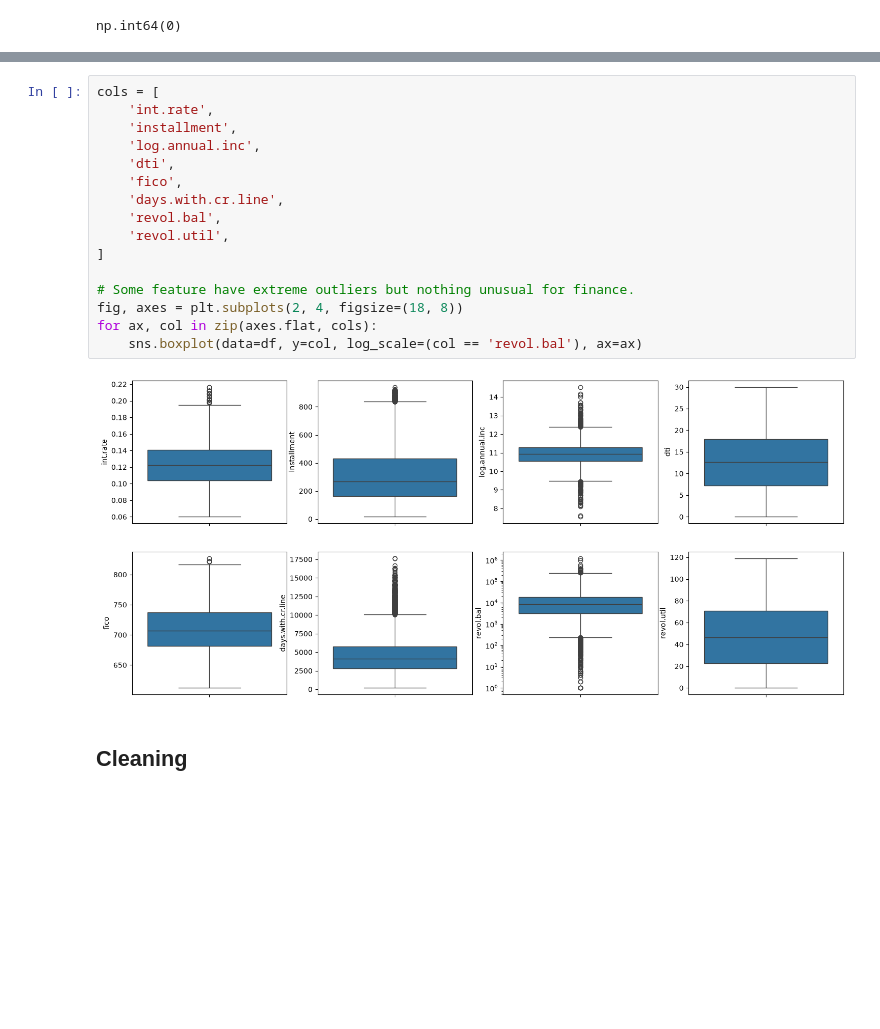
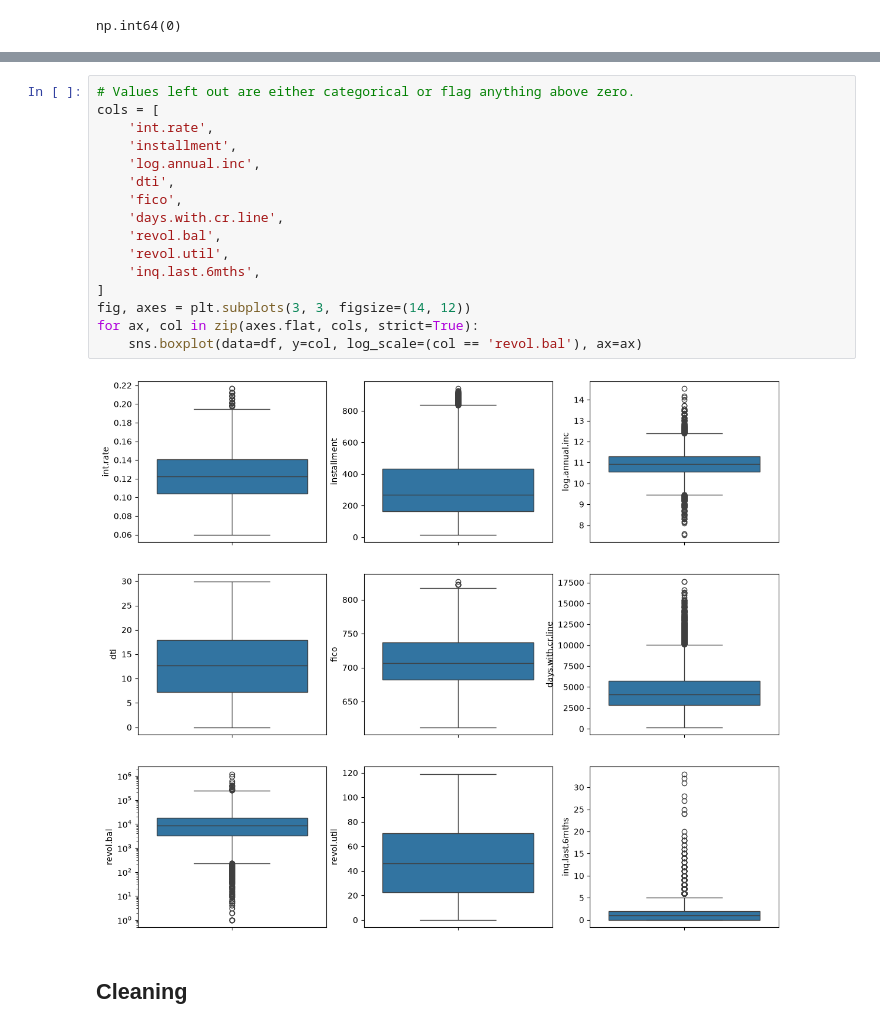
Before and after one commit to Ri-Dearg/aiml-labs, a Jupyter notebook: lab4c.ipynb, the cells around one changed output, grey strips where cells are left out. Saved outputs shown, nothing was run; the diff lists cells and outputs as text; blank space fills up the shorter version.

```diff
--- a/lab4c.ipynb
+++ b/lab4c.ipynb
@@ -89,23 +91,23 @@ pub.rec              0
 not.fully.paid       0
 dtype: int64
 # %%
+# Values left out are either categorical or flag anything above zero.
 cols = [
     'int.rate',
     'installment',
     'log.annual.inc',
     'dti',
     'fico',
     'days.with.cr.line',
     'revol.bal',
     'revol.util',
+    'inq.last.6mths',
 ]
-
-# Some feature have extreme outliers but nothing unusual for finance.
-fig, axes = plt.subplots(2, 4, figsize=(18, 8))
-for ax, col in zip(axes.flat, cols):
+fig, axes = plt.subplots(3, 3, figsize=(14, 12))
+for ax, col in zip(axes.flat, cols, strict=True):
     sns.boxplot(data=df, y=col, log_scale=(col == 'revol.bal'), ax=ax)
 # %% [output]
-[figure, old version]
+[figure, new version]
 # %% [markdown]
 ## Cleaning
 # %%
```
Also changed, not shown: parts of 12 cells of this notebook.
